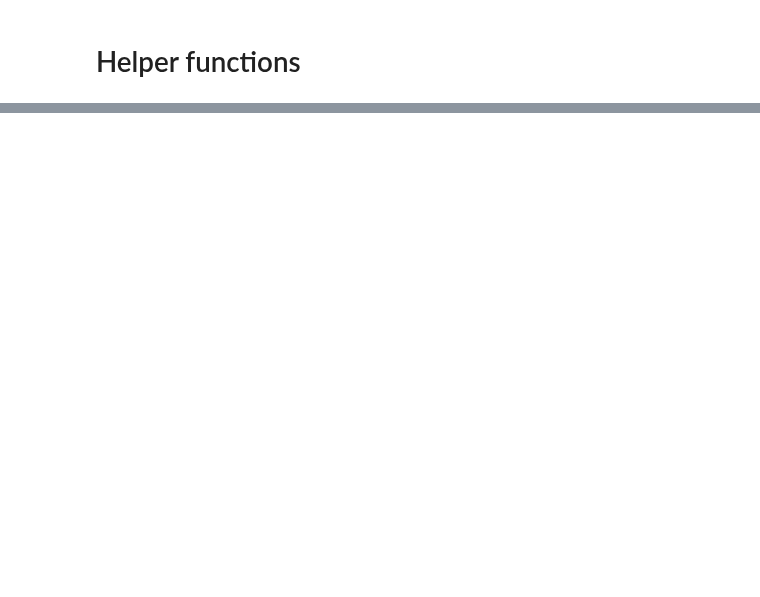
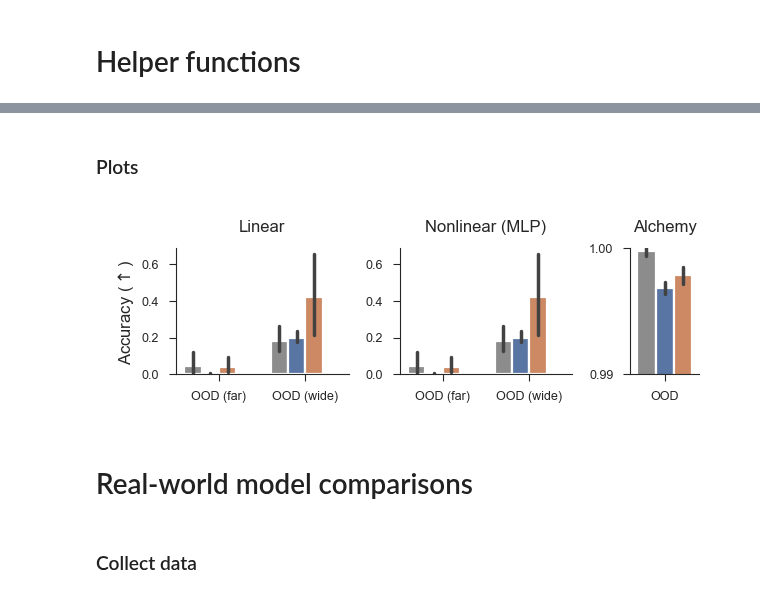
Before and after one commit to EricElmoznino/explicit_implicit_icl, a Jupyter notebook: notebooks/paper/figures.ipynb, the cells around one changed output, grey strips where cells are left out. Saved outputs shown, nothing was run; the diff lists cells and outputs as text; code cells hidden in the pictures; blank space fills up the shorter version.

```diff
--- a/notebooks/paper/figures.ipynb
+++ b/notebooks/paper/figures.ipynb
@@ -191,0 +412,48 @@ def model_comparison_barplot(
+# %% [markdown]
+### Plots
+# %%
+fig, axs = plt.subplots(nrows=1, ncols=3, figsize=(3, 1), width_ratios=[1, 1, 0.4])
+
+model_comparison_barplot(
+    data=data_lincls,
+    metrics=["val/far_MSE", "val/wide_MSE"],
+    metric_short_names={"val/far_MSE": "OOD (far)", "val/wide_MSE": "OOD (wide)"},
+    metric_units=r"Accuracy ($\uparrow$)",
+    errwidth=1.25,
+    ax=axs[0],
+)
+axs[0].set(title="Linear")
+
+model_comparison_barplot(
+    data=data_mlpcls,
+    metrics=["val/far_MSE", "val/wide_MSE"],
+    metric_short_names={"val/far_MSE": "OOD (far)", "val/wide_MSE": "OOD (wide)"},
+    metric_units=r"Accuracy ($\uparrow$)",
+    errwidth=1.25,
+    ax=axs[1],
+)
+axs[1].set(title="Nonlinear (MLP)")
+
+model_comparison_barplot(
+    data=data_alchemy,
+    metrics=["val/acc"],
+    metric_short_names={"val/acc": "OOD"},
+    metric_units=r"Accuracy ($\uparrow$)",
+    errwidth=1.25,
+    ax=axs[2],
+)
+axs[2].set(ylim=[0.99, 1.0], title="Alchemy", yticks=[0.99, 1.0])
+
+for ax in axs[1:]:
+    ax.set(ylabel=None)
+for ax in axs:
+    ax.legend().remove()
+
+fig.savefig("saved/classification_model_comparison.pdf")
+plt.show()
+# %% [output]
+[figure, added]
+# %% [markdown]
+# Real-world model comparisons
+# %% [markdown]
+### Collect data
```
Also changed, not shown: parts of 34 cells of this notebook, 14 other files.
